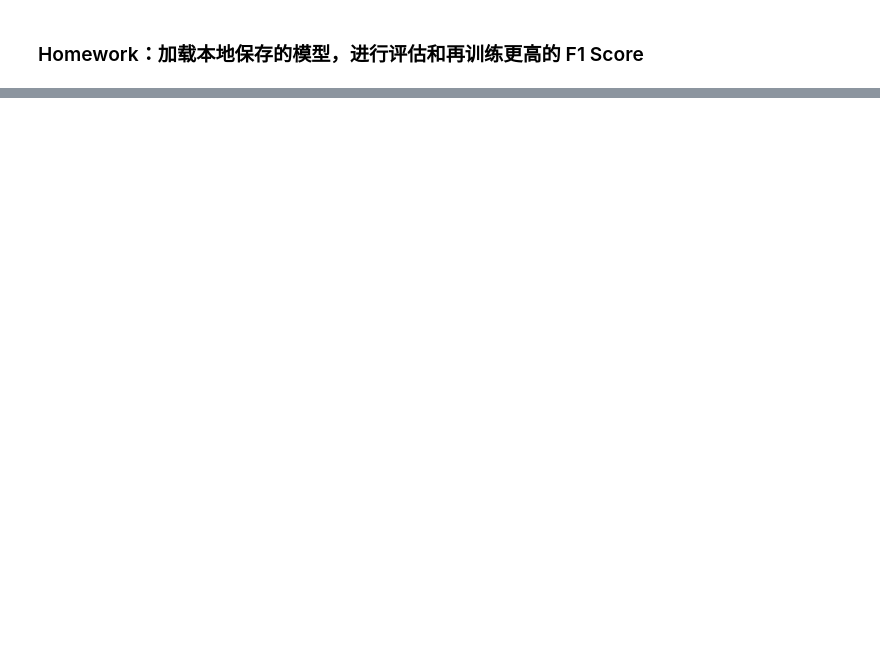
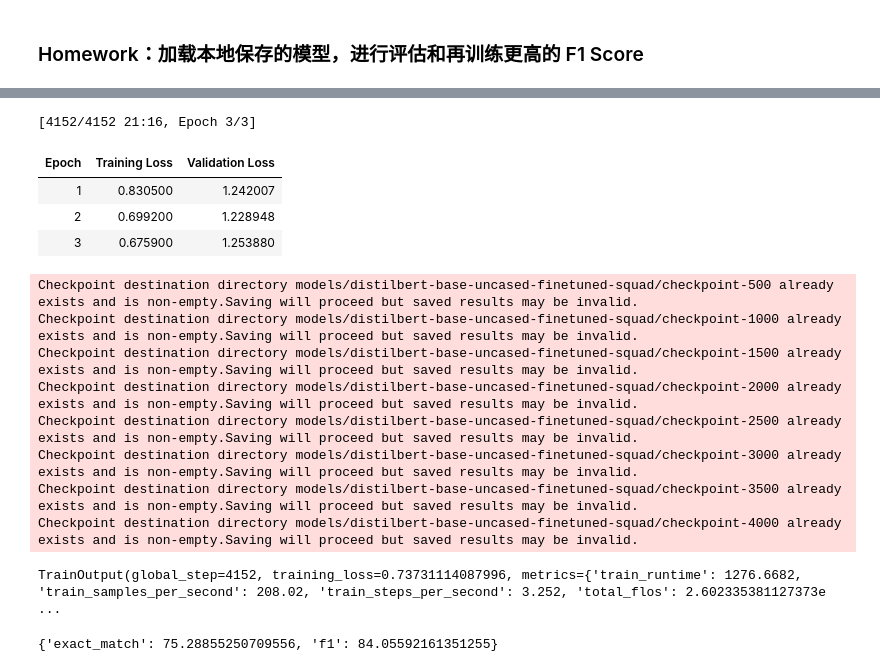
Before and after one commit to wudixiaobei/LLM-quickstart, a Jupyter notebook: homework/chapter4/fine-tune-QA.ipynb, the cells around one changed output, grey strips where cells are left out. Cells and saved outputs as stored; diff of their text form; code cells hidden in the pictures; blank space fills up the shorter version.

```diff
--- a/homework/chapter4/fine-tune-QA.ipynb
+++ b/homework/chapter4/fine-tune-QA.ipynb
@@ -873,0 +877,26 @@ Detected kernel version 4.4.0, which is below the recommended minimum of 5.5.0;
+# %%
+trainer.train()
+# %% [output]
+[4152/4152 21:16, Epoch 3/3]
+| Epoch | Training Loss | Validation Loss |
+| 1 | 0.830500 | 1.242007 |
+| 2 | 0.699200 | 1.228948 |
+| 3 | 0.675900 | 1.253880 |
+Checkpoint destination directory models/distilbert-base-uncased-finetuned-squad/checkpoint-500 already exists and is non-empty.Saving will proceed but saved results may be invalid.
+Checkpoint destination directory models/distilbert-base-uncased-finetuned-squad/checkpoint-1000 already exists and is non-empty.Saving will proceed but saved results may be invalid.
+Checkpoint destination directory models/distilbert-base-uncased-finetuned-squad/checkpoint-1500 already exists and is non-empty.Saving will proceed but saved results may be invalid.
+Checkpoint destination directory models/distilbert-base-uncased-finetuned-squad/checkpoint-2000 already exists and is non-empty.Saving will proceed but saved results may be invalid.
+Checkpoint destination directory models/distilbert-base-uncased-finetuned-squad/checkpoint-2500 already exists and is non-empty.Saving will proceed but saved results may be invalid.
+Checkpoint destination directory models/distilbert-base-uncased-finetuned-squad/checkpoint-3000 already exists and is non-empty.Saving will proceed but saved results may be invalid.
+Checkpoint destination directory models/distilbert-base-uncased-finetuned-squad/checkpoint-3500 already exists and is non-empty.Saving will proceed but saved results may be invalid.
+Checkpoint destination directory models/distilbert-base-uncased-finetuned-squad/checkpoint-4000 already exists and is non-empty.Saving will proceed but saved results may be invalid.
+TrainOutput(global_step=4152, training_loss=0.73731114087996, metrics={'train_runtime': 1276.6682, 'train_samples_per_second': 208.02, 'train_steps_per_second': 3.252, 'total_flos': 2.602335381127373e ...
+# %%
+if squad_v2:
+    formatted_predictions = [{"id": k, "prediction_text": v, "no_answer_probability": 0.0} for k, v in final_predictions.items()]
+else:
+    formatted_predictions = [{"id": k, "prediction_text": v} for k, v in final_predictions.items()]
+references = [{"id": ex["id"], "answers": ex["answers"]} for ex in datasets["validation"]]
+metric.compute(predictions=formatted_predictions, references=references)
+# %% [output]
+{'exact_match': 75.28855250709556, 'f1': 84.05592161351255}
```
Also changed, not shown: parts of 8 cells of this notebook, 1 other file.
